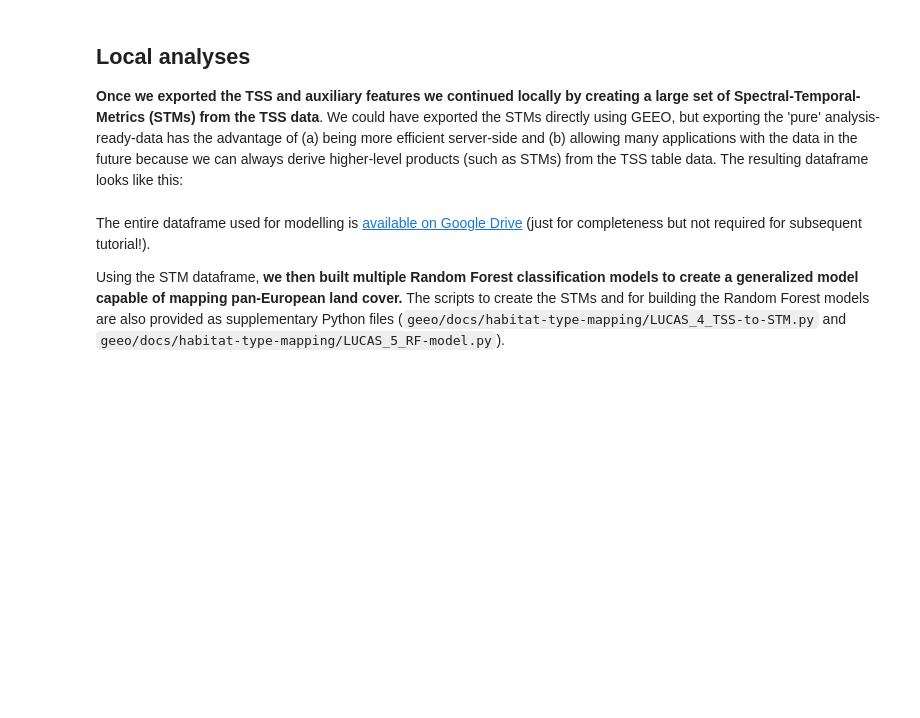
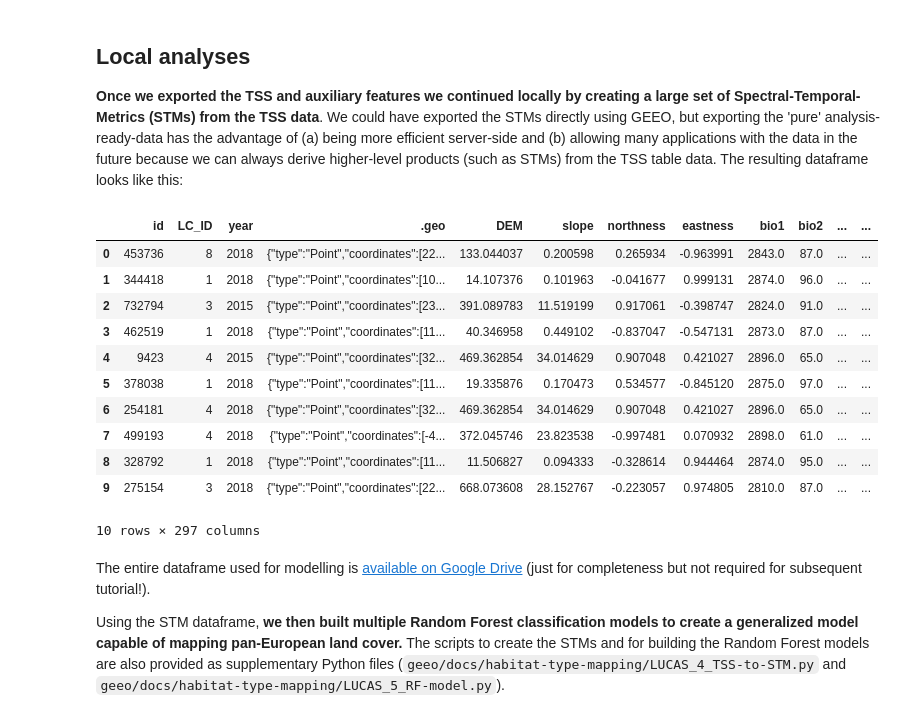
Before and after one commit to leonsnill/geeo, a Jupyter notebook: docs/tutorials/habitat-type-mapping_geeo.ipynb, the cells around one changed output. Cells and saved outputs as stored; diff of their text form; code cells hidden in the pictures; blank space fills up the shorter version.

```diff
--- a/docs/tutorials/habitat-type-mapping_geeo.ipynb
+++ b/docs/tutorials/habitat-type-mapping_geeo.ipynb
@@ -508,8 +531,21 @@ lucas_aux.first()
 **Once we exported the TSS and auxiliary features we continued locally by creating a large set of Spectral-Temporal-Metrics (STMs) from the TSS data**. We could have exported the STMs directly using GEEO, but exporting the 'pure' analysis-ready-data has the advantage of (a) being more efficient server-side and (b) allowing many applications with the data in the future because we can always derive higher-level products (such as STMs) from the TSS table data.
 The resulting dataframe looks like this:
 # %%
-df_stm = pd.read_csv('https://raw.githubusercontent.com/leonsnill/geeo/master/docs/habitat-type-mapping/STM_LUCAS_HARMO_V1_EO_LC_EU_final_head10.csv')
+df_stm = pd.read_csv('https://raw.githubusercontent.com/leonsnill/geeo/master/docs/tutorials/habitat-type-mapping/STM_LUCAS_HARMO_V1_EO_LC_EU_final_head10.csv')
 df_stm
+# %% [output]
+|  | id | LC_ID | year | .geo | DEM | slope | northness | eastness | bio1 | bio2 | ... | ... |
+| 0 | 453736 | 8 | 2018 | {"type":"Point","coordinates":[22... | 133.044037 | 0.200598 | 0.265934 | -0.963991 | 2843.0 | 87.0 | ... | ... |
+| 1 | 344418 | 1 | 2018 | {"type":"Point","coordinates":[10... | 14.107376 | 0.101963 | -0.041677 | 0.999131 | 2874.0 | 96.0 | ... | ... |
+| 2 | 732794 | 3 | 2015 | {"type":"Point","coordinates":[23... | 391.089783 | 11.519199 | 0.917061 | -0.398747 | 2824.0 | 91.0 | ... | ... |
+| 3 | 462519 | 1 | 2018 | {"type":"Point","coordinates":[11... | 40.346958 | 0.449102 | -0.837047 | -0.547131 | 2873.0 | 87.0 | ... | ... |
+| 4 | 9423 | 4 | 2015 | {"type":"Point","coordinates":[32... | 469.362854 | 34.014629 | 0.907048 | 0.421027 | 2896.0 | 65.0 | ... | ... |
+| 5 | 378038 | 1 | 2018 | {"type":"Point","coordinates":[11... | 19.335876 | 0.170473 | 0.534577 | -0.845120 | 2875.0 | 97.0 | ... | ... |
+| 6 | 254181 | 4 | 2018 | {"type":"Point","coordinates":[32... | 469.362854 | 34.014629 | 0.907048 | 0.421027 | 2896.0 | 65.0 | ... | ... |
+| 7 | 499193 | 4 | 2018 | {"type":"Point","coordinates":[-4... | 372.045746 | 23.823538 | -0.997481 | 0.070932 | 2898.0 | 61.0 | ... | ... |
+| 8 | 328792 | 1 | 2018 | {"type":"Point","coordinates":[11... | 11.506827 | 0.094333 | -0.328614 | 0.944464 | 2874.0 | 95.0 | ... | ... |
+| 9 | 275154 | 3 | 2018 | {"type":"Point","coordinates":[22... | 668.073608 | 28.152767 | -0.223057 | 0.974805 | 2810.0 | 87.0 | ... | ... |
+10 rows × 297 columns
 # %% [markdown]
 The entire dataframe used for modelling is [available on Google Drive](https://drive.google.com/file/d/11mfBRirCmQYPksie6bQ6zZ6lk8-2bT9_/view?usp=drive_link) (just for completeness but not required for subsequent tutorial!).
 
```
Also changed, not shown: parts of 10 cells of this notebook, 12 other files.
